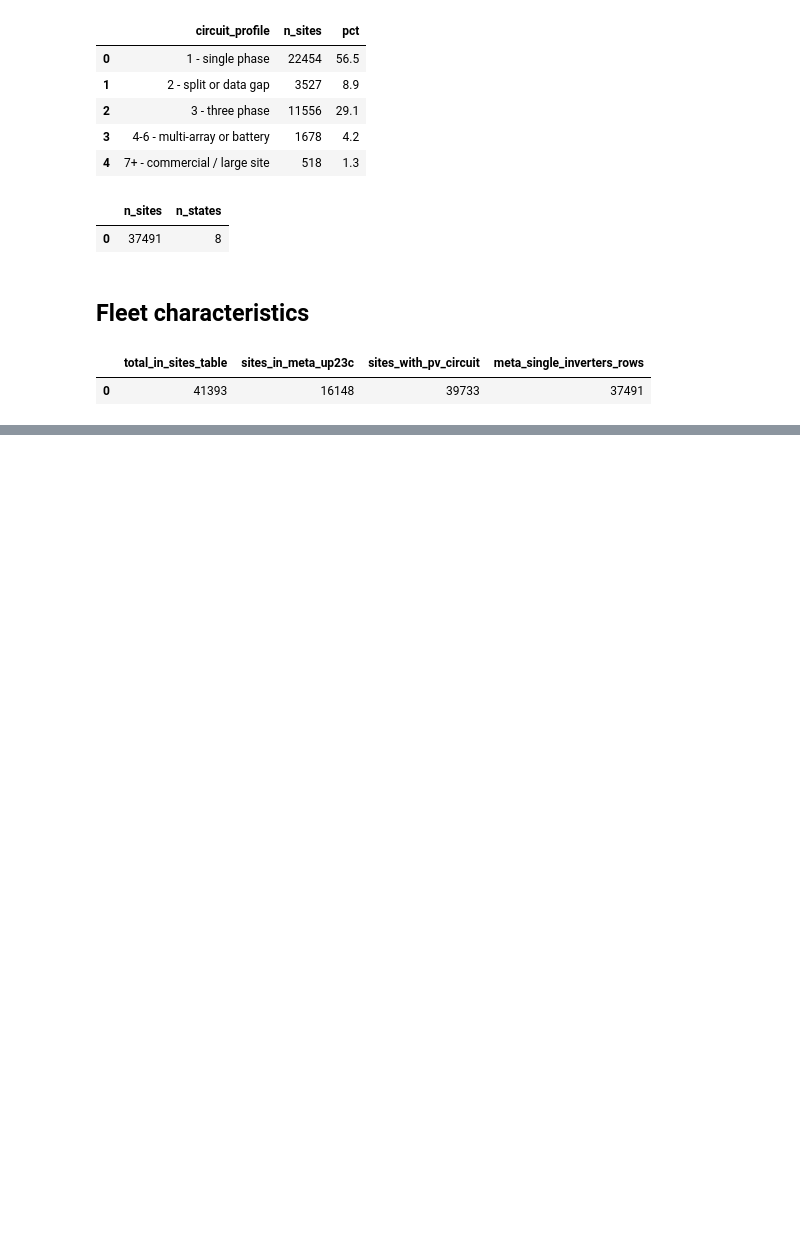
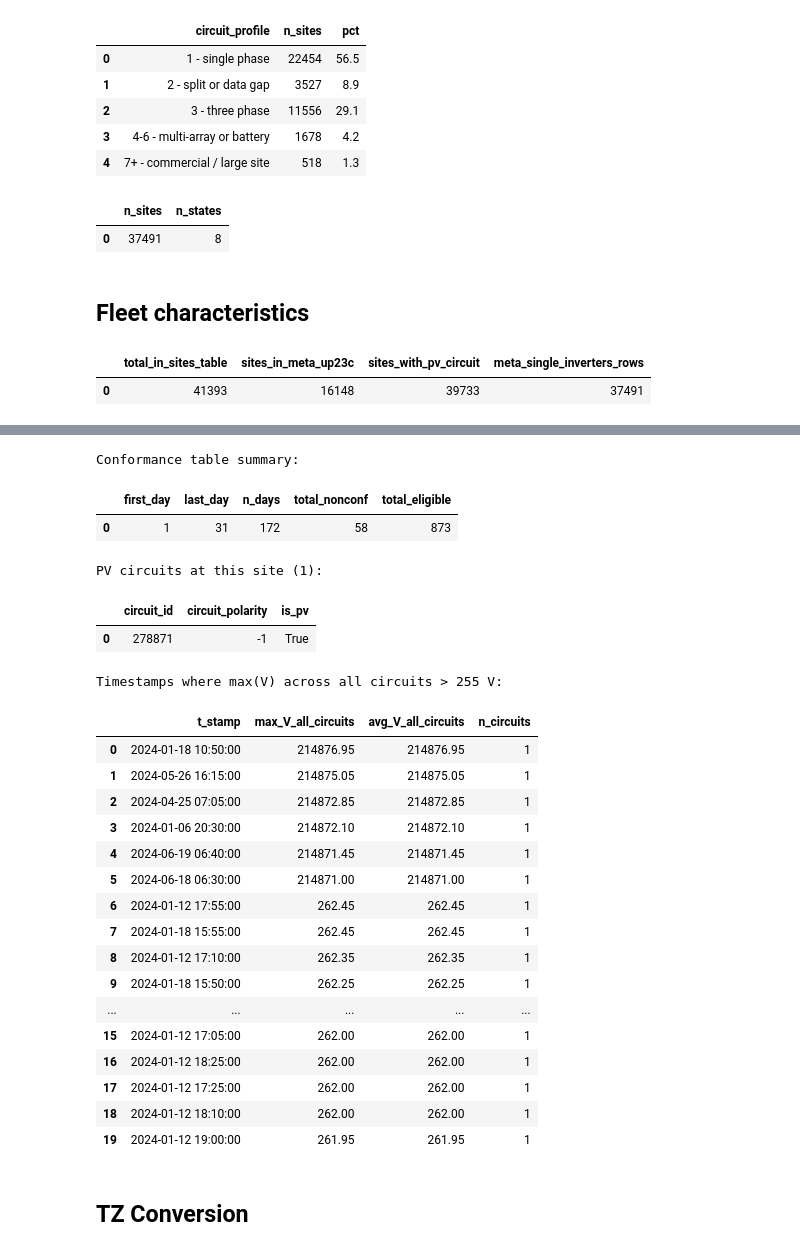
Before and after one commit to UNSW-CEEM/CICCADA, a Jupyter notebook: bms_sa_review/data_query/01_data_exploration.ipynb, the cells around one changed output, grey strips where cells are left out. Drawn from its saved outputs; the diff is of its cells as text; code cells hidden in the pictures; blank space fills up the shorter version.

```diff
--- a/bms_sa_review/data_query/01_data_exploration.ipynb
+++ b/bms_sa_review/data_query/01_data_exploration.ipynb
@@ -695,3 +805,81 @@ df[df['voltage'] > 258][['t_stamp', 'voltage', 'power']]
+# %%
+# Diagnostic: check what voltage the conformance table actually saw
+# and compare to raw circuit-level max voltage
+
+# 1. What voltage range does the conformance table record for this site?
+conf_v = aq(f"""
+    SELECT
+        min(day)                    AS first_day,
+        max(day)                    AS last_day,
+        count(*)                    AS n_days,
+        sum(nonconformance_sust_op_count)  AS total_nonconf,
+        sum(total_count)            AS total_eligible
+    FROM conformance_sust_op
+    WHERE site_id = {SELECTED_SITE_ID}
+      AND year = {PLOT_YEAR}
+""", database=SAI)
+print("Conformance table summary:")
+display(conf_v)
+
+# 2. How many circuits does this site have?
+circuits_info = aq(f"""
+    SELECT circuit_id, circuit_polarity, is_pv
+    FROM meta_up23c
+    WHERE site_id = {SELECTED_SITE_ID}
+      AND is_pv = True
+""", database=SAI)
+print(f"\nPV circuits at this site ({len(circuits_info)}):")
+display(circuits_info)
+
+# 3. What is the max voltage across ALL circuits per timestamp?
+# (This is what the conformance builder sees)
+v_all_circuits = aq(f"""
+    SELECT
+        t_stamp,
+        max(voltage) AS max_V_all_circuits,
+        avg(voltage) AS avg_V_all_circuits,
+        count(*)     AS n_circuits
+    FROM ts
+    JOIN (SELECT DISTINCT circuit_id
+          FROM meta_up23c
+          WHERE site_id = {SELECTED_SITE_ID} AND is_pv = True) c
+      USING (circuit_id)
+    WHERE year = {PLOT_YEAR}
+      AND is_pv = True
+    GROUP BY t_stamp
+    HAVING max(voltage) > 255
+    ORDER BY max_V_all_circuits DESC
+    LIMIT 20
+""", database=SAI)
+print(f"\nTimestamps where max(V) across all circuits > 255 V:")
+display(v_all_circuits)
+# %% [output]
+Conformance table summary:
+|  | first_day | last_day | n_days | total_nonconf | total_eligible |
+| 0 | 1 | 31 | 172 | 58 | 873 |
+PV circuits at this site (1):
+|  | circuit_id | circuit_polarity | is_pv |
+| 0 | 278871 | -1 | True |
+Timestamps where max(V) across all circuits > 255 V:
+|  | t_stamp | max_V_all_circuits | avg_V_all_circuits | n_circuits |
+| 0 | 2024-01-18 10:50:00 | 214876.95 | 214876.95 | 1 |
+| 1 | 2024-05-26 16:15:00 | 214875.05 | 214875.05 | 1 |
+| 2 | 2024-04-25 07:05:00 | 214872.85 | 214872.85 | 1 |
+| 3 | 2024-01-06 20:30:00 | 214872.10 | 214872.10 | 1 |
+| 4 | 2024-06-19 06:40:00 | 214871.45 | 214871.45 | 1 |
+| 5 | 2024-06-18 06:30:00 | 214871.00 | 214871.00 | 1 |
+| 6 | 2024-01-12 17:55:00 | 262.45 | 262.45 | 1 |
+| 7 | 2024-01-18 15:55:00 | 262.45 | 262.45 | 1 |
+| 8 | 2024-01-12 17:10:00 | 262.35 | 262.35 | 1 |
+| 9 | 2024-01-18 15:50:00 | 262.25 | 262.25 | 1 |
+| ... | ... | ... | ... | ... |
+| 15 | 2024-01-12 17:05:00 | 262.00 | 262.00 | 1 |
+| 16 | 2024-01-12 18:25:00 | 262.00 | 262.00 | 1 |
+| 17 | 2024-01-12 17:25:00 | 262.00 | 262.00 | 1 |
+| 18 | 2024-01-12 18:10:00 | 262.00 | 262.00 | 1 |
+| 19 | 2024-01-12 19:00:00 | 261.95 | 261.95 | 1 |
+# %% [markdown]
+## TZ Conversion
 # %%
 # -----------------------------------------------------------------------------
 # Timezone conversion: UTC → AEST (UTC+10, fixed offset, no daylight saving)
```
Also changed, not shown: parts of 25 cells of this notebook, 4 other files.
